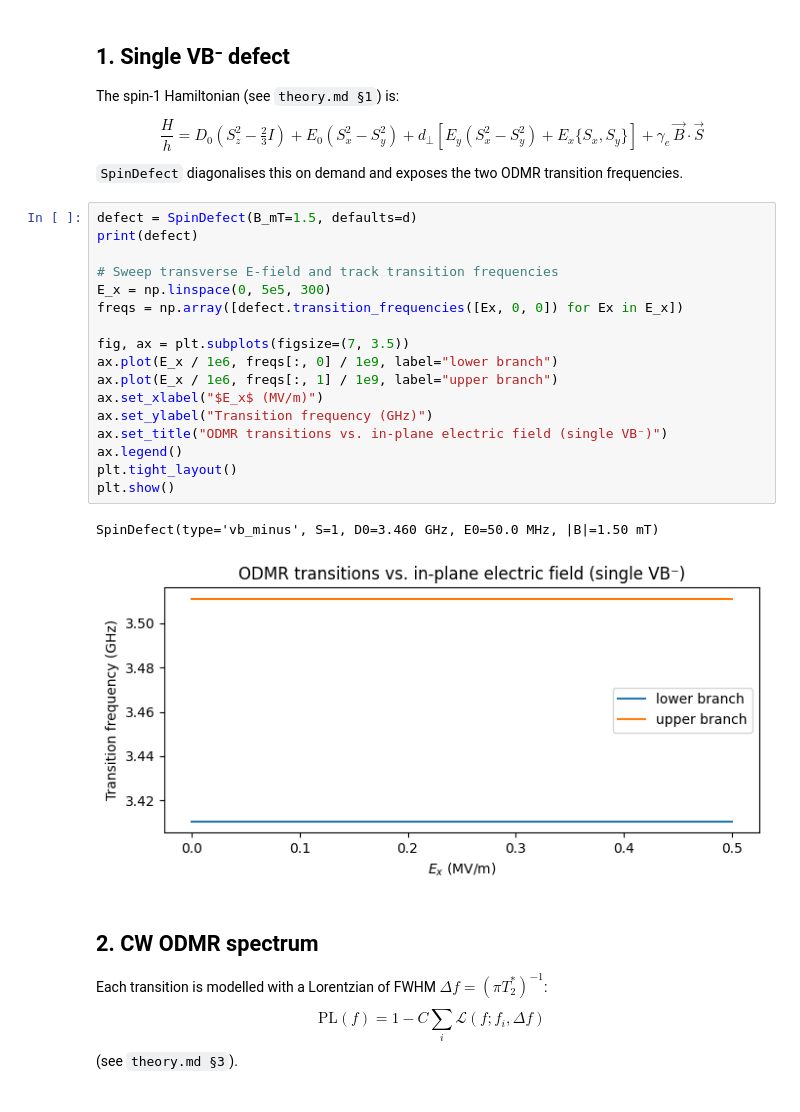
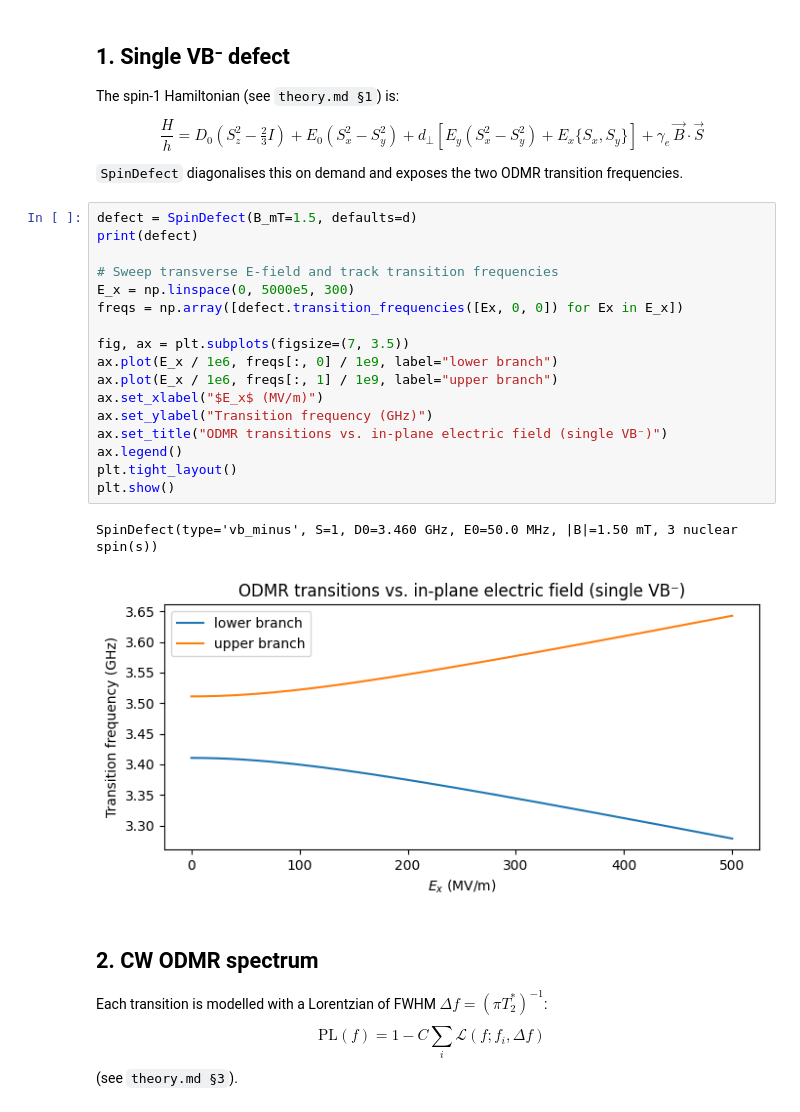
Before and after one commit to TobiasMKaufmann/SpinDefectSim, a Jupyter notebook: SpinDefectSim/quick_start.ipynb, the cells around one changed output. Saved outputs shown, nothing was run; the diff lists cells and outputs as text.

```diff
--- a/SpinDefectSim/quick_start.ipynb
+++ b/SpinDefectSim/quick_start.ipynb
@@ -48,29 +50,29 @@ Defaults(defect_type='vb_minus', D0_Hz=3460000000.0, E0_Hz=50000000.0, d_perp=0.
 
 The spin-1 Hamiltonian (see `theory.md §1`) is:
 
-$$\frac{H}{h} = D_0\!\left(S_z^2 - \tfrac{2}{3}I\right) + E_0(S_x^2-S_y^2) + d_\perp\!\left[E_y(S_x^2-S_y^2) + E_x\{S_x,S_y\}\right] + \gamma_e\,\vec{B}\cdot\vec{S}$$
+$$\frac{H}{h} = D_0\left(S_z^2 - \tfrac{2}{3}I\right) + E_0(S_x^2-S_y^2) + d_\perp\left[E_y(S_x^2-S_y^2) + E_x\{S_x,S_y\}\right] + \gamma_e\,\vec{B}\cdot\vec{S}$$
 
 `SpinDefect` diagonalises this on demand and exposes the two ODMR transition frequencies.
 # %%
 defect = SpinDefect(B_mT=1.5, defaults=d)
 print(defect)
 
 # Sweep transverse E-field and track transition frequencies
-E_x = np.linspace(0, 5e5, 300)
+E_x = np.linspace(0, 5000e5, 300)
 freqs = np.array([defect.transition_frequencies([Ex, 0, 0]) for Ex in E_x])
 
 fig, ax = plt.subplots(figsize=(7, 3.5))
 ax.plot(E_x / 1e6, freqs[:, 0] / 1e9, label="lower branch")
 ax.plot(E_x / 1e6, freqs[:, 1] / 1e9, label="upper branch")
 ax.set_xlabel("$E_x$ (MV/m)")
 ax.set_ylabel("Transition frequency (GHz)")
 ax.set_title("ODMR transitions vs. in-plane electric field (single VB⁻)")
 ax.legend()
 plt.tight_layout()
 plt.show()
 # %% [output]
-SpinDefect(type='vb_minus', S=1, D0=3.460 GHz, E0=50.0 MHz, |B|=1.50 mT)
+SpinDefect(type='vb_minus', S=1, D0=3.460 GHz, E0=50.0 MHz, |B|=1.50 mT, 3 nuclear spin(s))
-[figure, old version]
+[figure, new version]
 # %% [markdown]
 ## 2. CW ODMR spectrum
 
```
Also changed, not shown: parts of 14 cells of this notebook, 18 other files.
